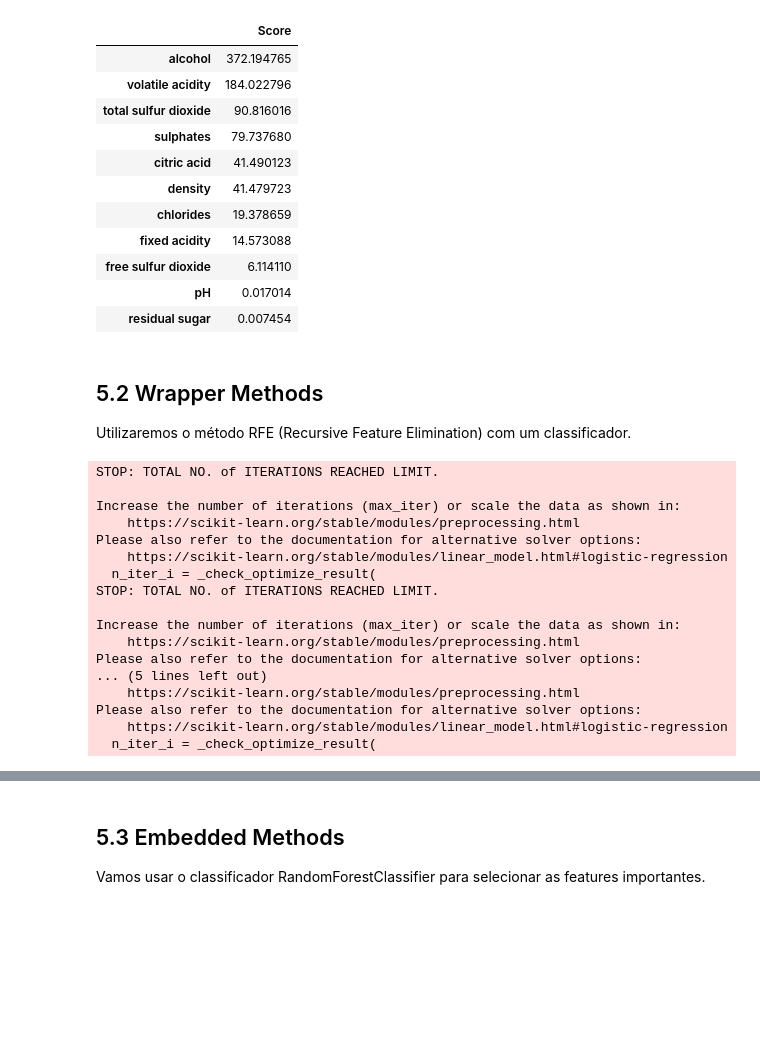
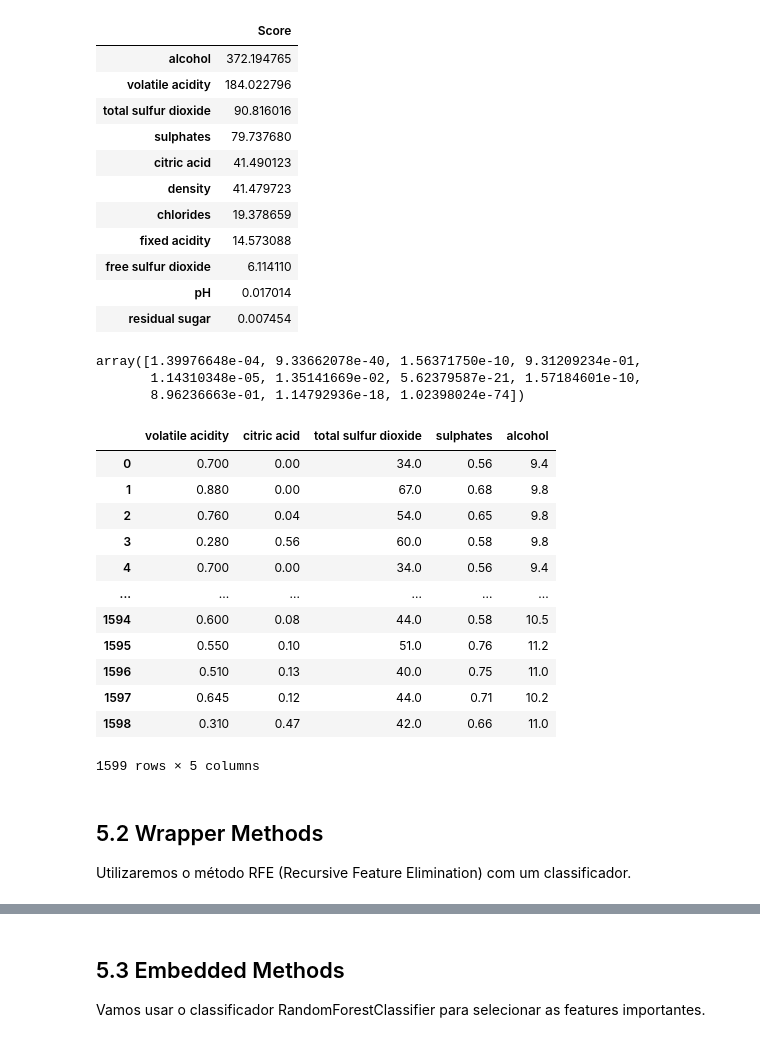
Before and after one commit to jef-santos/9DTSR, a Jupyter notebook: Feature Engineering/FIAP-Feature-Engineering-main/aula-4-selecao-de-features-e-etica/tecnica-de-selecao-de-features.ipynb, the cells around one changed output, grey strips where cells are left out. Drawn from its saved outputs; the diff is of its cells as text; code cells hidden in the pictures; blank space fills up the shorter version.

```diff
--- a/Feature Engineering/FIAP-Feature-Engineering-main/aula-4-selecao-de-features-e-etica/tecnica-de-selecao-de-features.ipynb
+++ b/Feature Engineering/FIAP-Feature-Engineering-main/aula-4-selecao-de-features-e-etica/tecnica-de-selecao-de-features.ipynb
@@ -140,33 +140,37 @@ scores.sort_values(by='Score', ascending=False)
 | free sulfur dioxide | 6.114110 |
 | pH | 0.017014 |
 | residual sugar | 0.007454 |
+# %%
+selector.pvalues_
+# %% [output]
+array([1.39976648e-04, 9.33662078e-40, 1.56371750e-10, 9.31209234e-01,
+       1.14310348e-05, 1.35141669e-02, 5.62379587e-21, 1.57184601e-10,
+       8.96236663e-01, 1.14792936e-18, 1.02398024e-74])
+# %%
+X_KBest
+# %% [output]
+|  | volatile acidity | citric acid | total sulfur dioxide | sulphates | alcohol |
+| 0 | 0.700 | 0.00 | 34.0 | 0.56 | 9.4 |
+| 1 | 0.880 | 0.00 | 67.0 | 0.68 | 9.8 |
+| 2 | 0.760 | 0.04 | 54.0 | 0.65 | 9.8 |
+| 3 | 0.280 | 0.56 | 60.0 | 0.58 | 9.8 |
+| 4 | 0.700 | 0.00 | 34.0 | 0.56 | 9.4 |
+| ... | ... | ... | ... | ... | ... |
+| 1594 | 0.600 | 0.08 | 44.0 | 0.58 | 10.5 |
+| 1595 | 0.550 | 0.10 | 51.0 | 0.76 | 11.2 |
+| 1596 | 0.510 | 0.13 | 40.0 | 0.75 | 11.0 |
+| 1597 | 0.645 | 0.12 | 44.0 | 0.71 | 10.2 |
+| 1598 | 0.310 | 0.47 | 42.0 | 0.66 | 11.0 |
+1599 rows × 5 columns
 # %% [markdown]
 ## 5.2 Wrapper Methods
 
 Utilizaremos o método RFE (Recursive Feature Elimination) com um classificador.
 # %%
 # Inicializando o classificador e o RFE
-model = LogisticRegression()
+model = LogisticRegression(max_iter = 1000)
 rfe = RFE(estimator=model, n_features_to_select=5 )  # Selecionar 5 melhores features
 fit = rfe.fit(X, y)
-# %% [output]
-STOP: TOTAL NO. of ITERATIONS REACHED LIMIT.
-
-Increase the number of iterations (max_iter) or scale the data as shown in:
-    https://scikit-learn.org/stable/modules/preprocessing.html
-Please also refer to the documentation for alternative solver options:
-    https://scikit-learn.org/stable/modules/linear_model.html#logistic-regression
-  n_iter_i = _check_optimize_result(
-STOP: TOTAL NO. of ITERATIONS REACHED LIMIT.
-
-Increase the number of iterations (max_iter) or scale the data as shown in:
-    https://scikit-learn.org/stable/modules/preprocessing.html
-Please also refer to the documentation for alternative solver options:
-... (5 lines left out)
-    https://scikit-learn.org/stable/modules/preprocessing.html
-Please also refer to the documentation for alternative solver options:
-    https://scikit-learn.org/stable/modules/linear_model.html#logistic-regression
-  n_iter_i = _check_optimize_result(
 # %%
 # Resultados do RFE
 rfe_features = pd.DataFrame({'Feature': X.columns, 'Rank': fit.ranking_})
```
Also changed, not shown: parts of 5 cells of this notebook, 2 other files.
